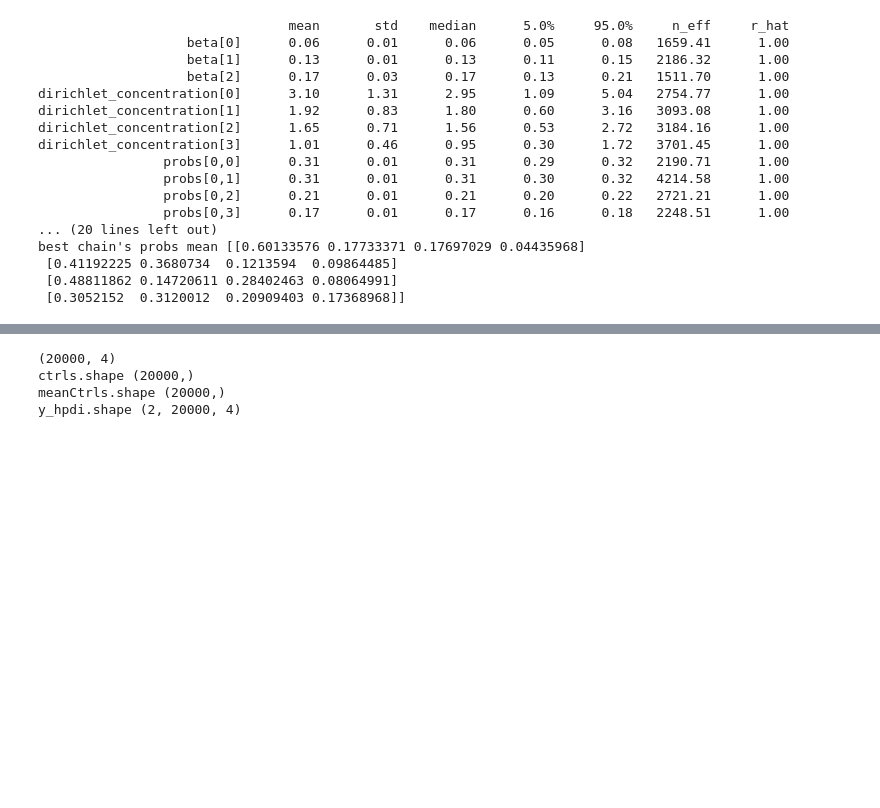
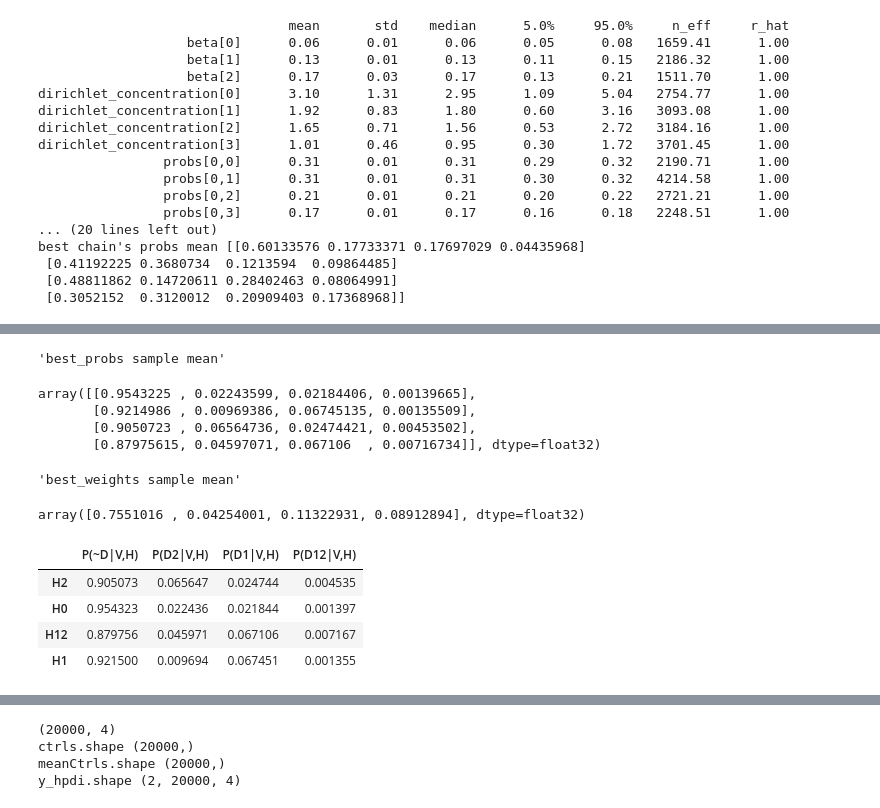
Before and after one commit to akotlar/multivariate-tada, a Jupyter notebook: project/sim6.ipynb, the cells around one changed output, grey strips where cells are left out. Drawn from its saved outputs; the diff is of its cells as text; code cells hidden in the pictures; blank space fills up the shorter version.

```diff
--- a/project/sim6.ipynb
+++ b/project/sim6.ipynb
@@ -248,15 +284,28 @@ display(mean_df)
 # %%
 best_weights, best_probs, _, _ = get_parameters(best_chain)
 H, mean_df = get_assumed_order_for_2(best_probs, data_columns=['unaffected', 'affected2', 'affected1', 'affected12'])
 best_weights, best_probs, best_betas, best_dirichlet_concentrations = ordered_statistics([best_chain], order=H)
 
 best_probs_mean_across_mcmc_samples = np.array(best_probs.mean(0))
 best_weights_mean_across_mcmc_samples = np.array(best_weights.mean(0))
 
 display('best_probs sample mean',best_probs_mean_across_mcmc_samples)
-display('best_probs sample mean', best_weights_mean_across_mcmc_samples)
+display('best_weights sample mean', best_weights_mean_across_mcmc_samples)
 
 display(mean_df)
+# %% [output]
+'best_probs sample mean'
+array([[0.9543225 , 0.02243599, 0.02184406, 0.00139665],
+       [0.9214986 , 0.00969386, 0.06745135, 0.00135509],
+       [0.9050723 , 0.06564736, 0.02474421, 0.00453502],
+       [0.87975615, 0.04597071, 0.067106  , 0.00716734]], dtype=float32)
+'best_weights sample mean'
+array([0.7551016 , 0.04254001, 0.11322931, 0.08912894], dtype=float32)
+|  | P(~D|V,H) | P(D2|V,H) | P(D1|V,H) | P(D12|V,H) |
+| H2 | 0.905073 | 0.065647 | 0.024744 | 0.004535 |
+| H0 | 0.954323 | 0.022436 | 0.021844 | 0.001397 |
+| H12 | 0.879756 | 0.045971 | 0.067106 | 0.007167 |
+| H1 | 0.921500 | 0.009694 | 0.067451 | 0.001355 |
 # %%
 H_based_on_pis = [0,3,2,1]
 print("H", H)
```
Also changed, not shown: parts of 15 cells of this notebook, 1 other file.
